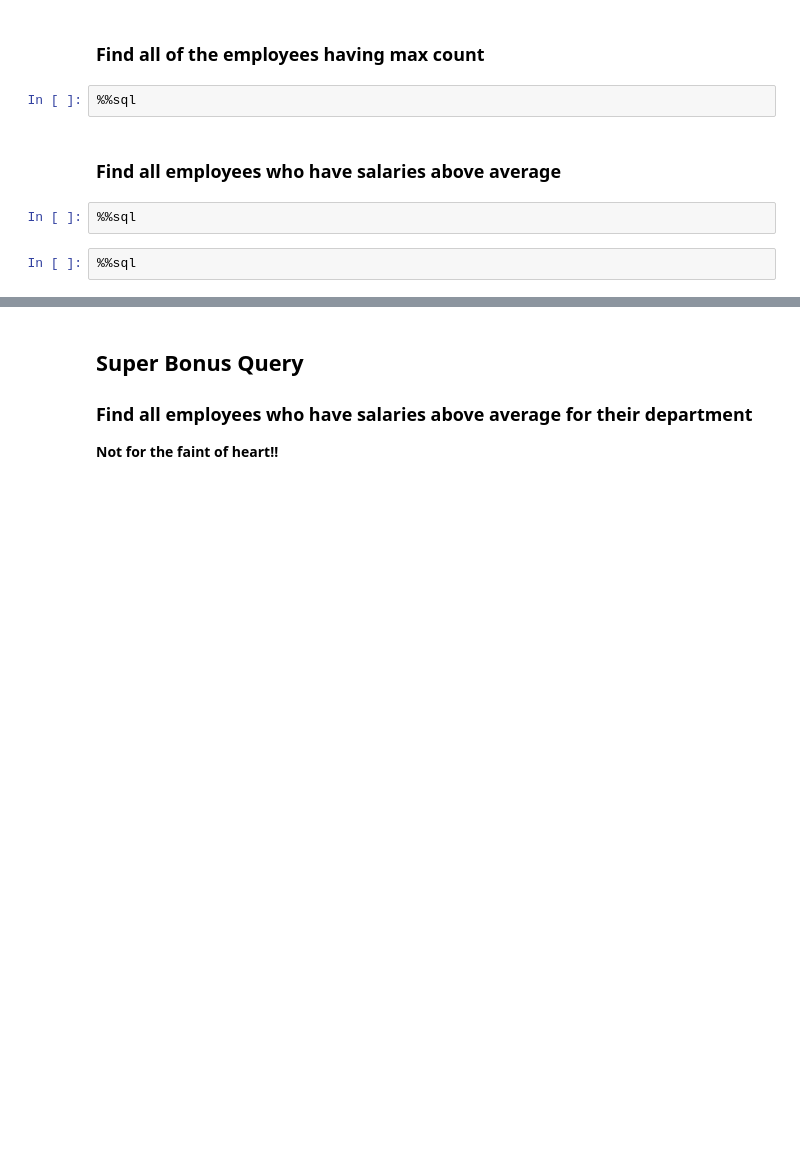
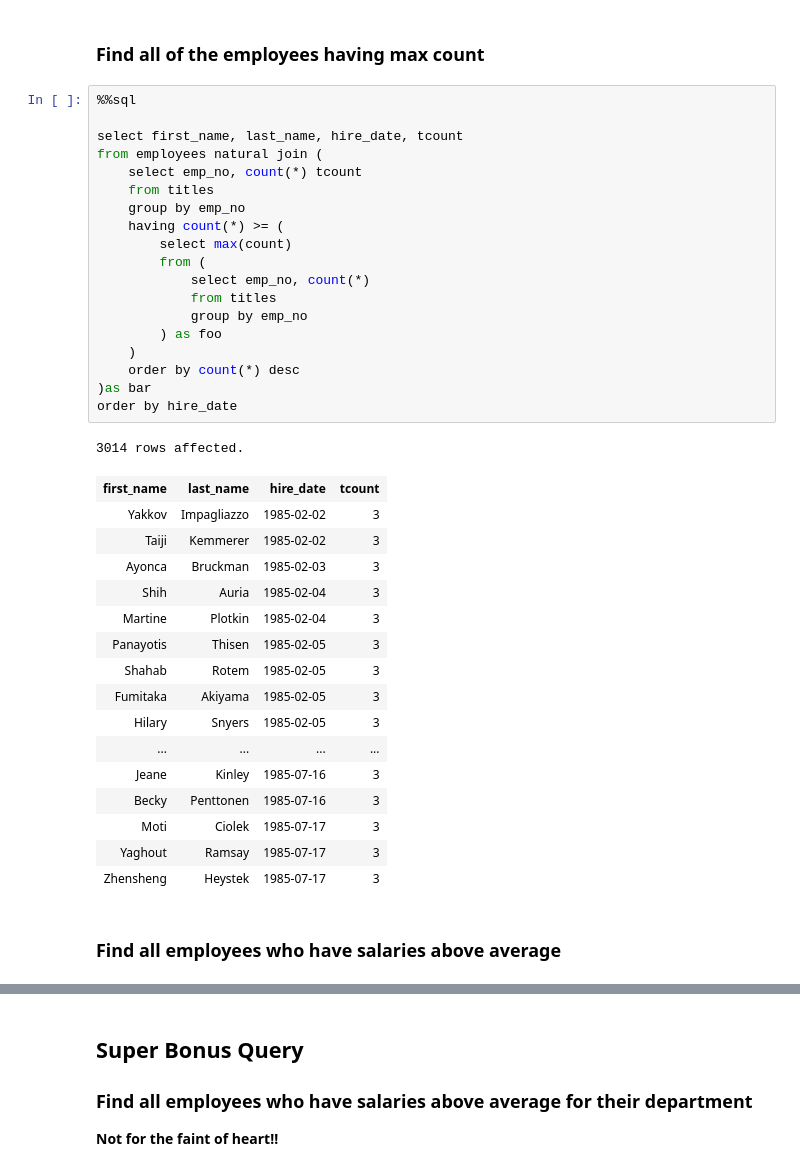
Before and after one commit to LutherCS/dmq-class-pub, a Jupyter notebook: NestedQueries.ipynb, the cells around one changed output, grey strips where cells are left out. Saved outputs shown, nothing was run; the diff lists cells and outputs as text; blank space fills up the shorter version.

```diff
--- a/NestedQueries.ipynb
+++ b/NestedQueries.ipynb
@@ -432,10 +507,41 @@ We can even include columns from the nested query in our final result as follows
 # %% [markdown]
 ### Find all of the employees having max count
-# %%
-%%sql
+# %%
+%%sql
+
+select first_name, last_name, hire_date, tcount
+from employees natural join (
+    select emp_no, count(*) tcount
+    from titles
+    group by emp_no
+    having count(*) >= (
+        select max(count)
+        from (
+            select emp_no, count(*)
+            from titles
+            group by emp_no
+        ) as foo
+    )
+    order by count(*) desc
+)as bar
+order by hire_date
+# %% [output]
+3014 rows affected.
+| first_name | last_name | hire_date | tcount |
+| Yakkov | Impagliazzo | 1985-02-02 | 3 |
+| Taiji | Kemmerer | 1985-02-02 | 3 |
+| Ayonca | Bruckman | 1985-02-03 | 3 |
+| Shih | Auria | 1985-02-04 | 3 |
+| Martine | Plotkin | 1985-02-04 | 3 |
+| Panayotis | Thisen | 1985-02-05 | 3 |
+| Shahab | Rotem | 1985-02-05 | 3 |
+| Fumitaka | Akiyama | 1985-02-05 | 3 |
+| Hilary | Snyers | 1985-02-05 | 3 |
+| ... | ... | ... | ... |
+| Jeane | Kinley | 1985-07-16 | 3 |
+| Becky | Penttonen | 1985-07-16 | 3 |
+| Moti | Ciolek | 1985-07-17 | 3 |
+| Yaghout | Ramsay | 1985-07-17 | 3 |
+| Zhensheng | Heystek | 1985-07-17 | 3 |
 # %% [markdown]
 ### Find all employees who have salaries above average
-# %%
-%%sql
-# %%
-%%sql
```
Also changed, not shown: parts of 13 cells of this notebook.
